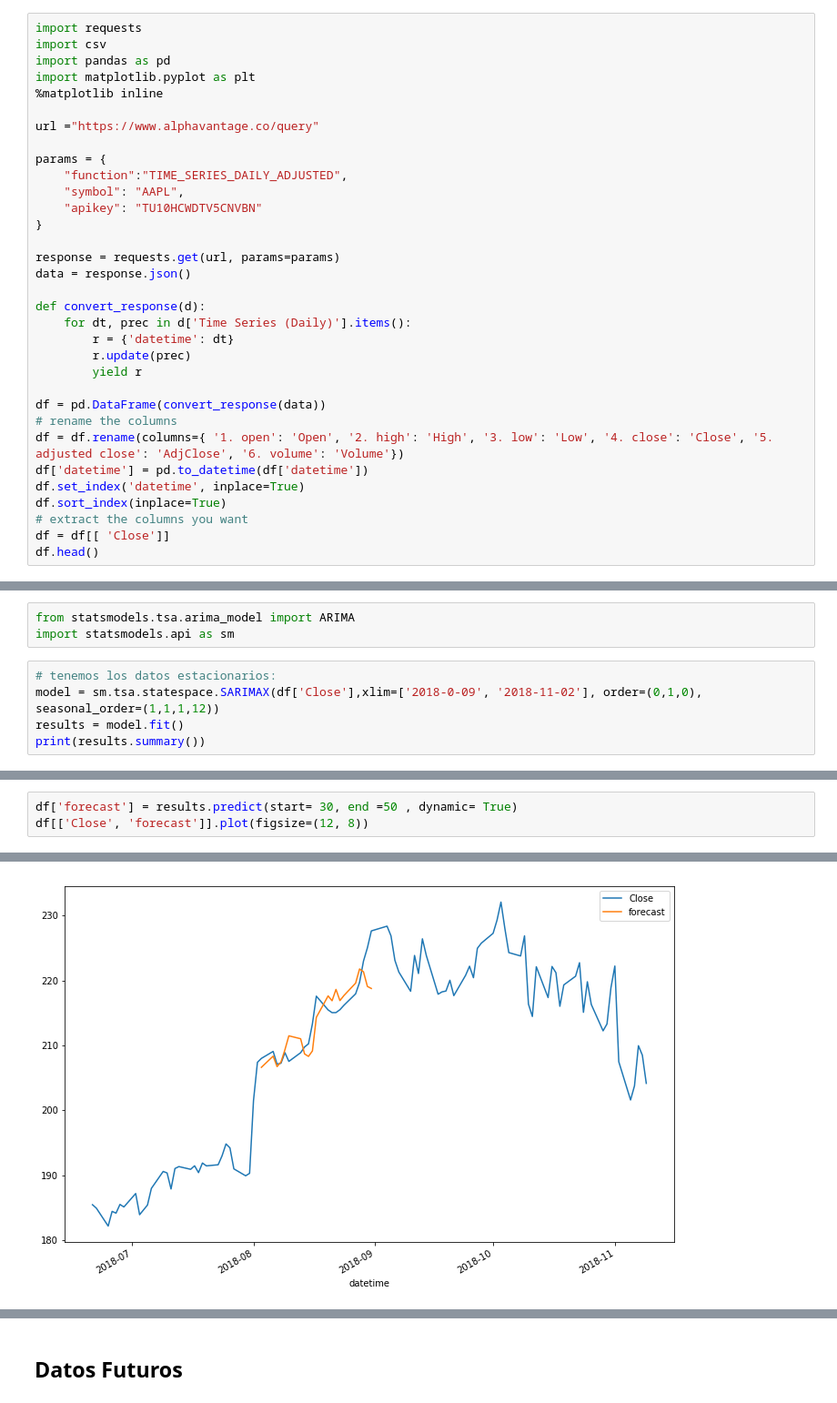
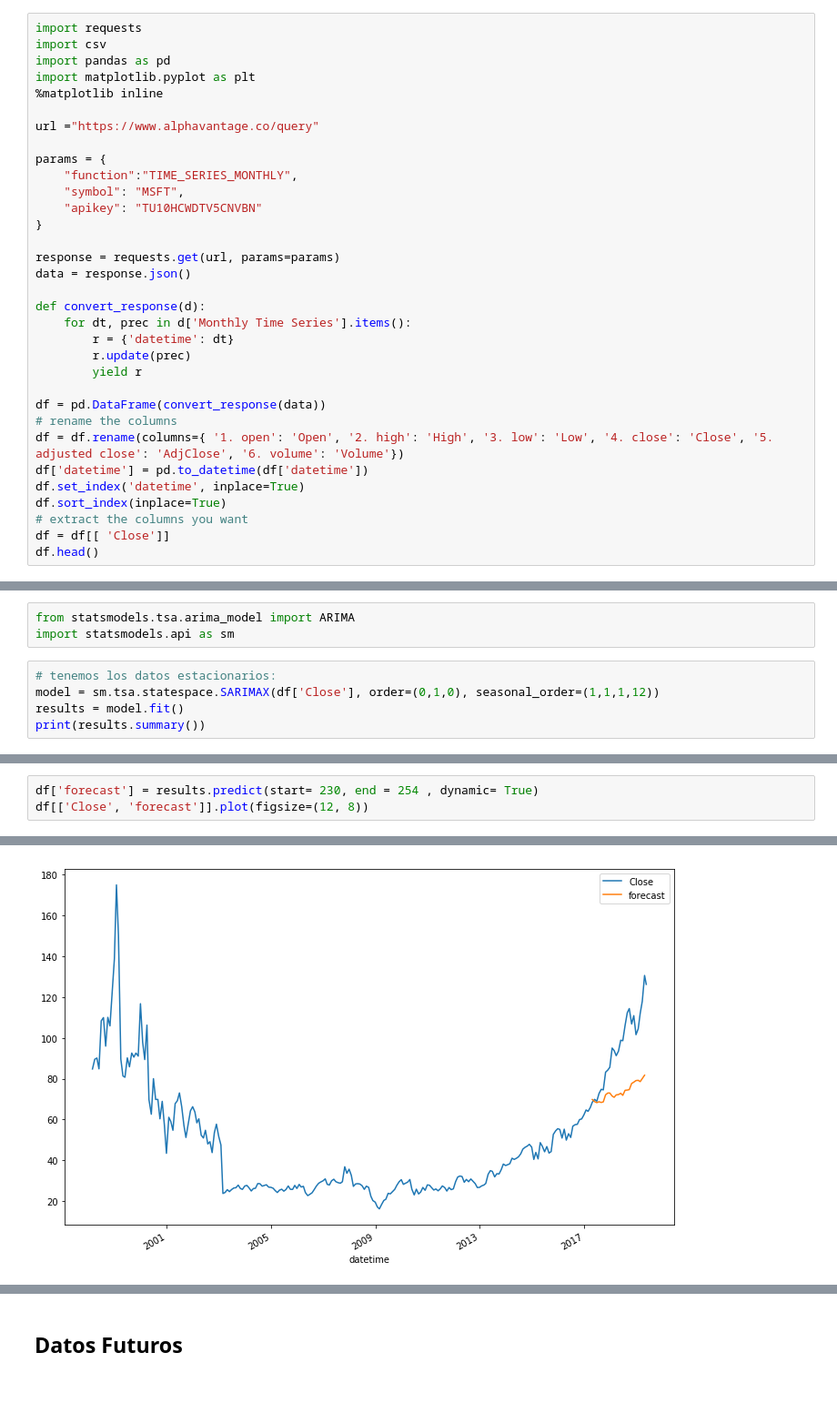
Before and after one commit to geceba/Residencia-ITM, a Jupyter notebook: pruebas/arima.ipynb, the cells around one changed output, grey strips where cells are left out. Shown at 91% size. Cells and saved outputs as stored; diff of their text form.

```diff
--- a/pruebas/arima.ipynb
+++ b/pruebas/arima.ipynb
@@ -8,8 +8,8 @@ import matplotlib.pyplot as plt
 url ="https://www.alphavantage.co/query"
 
 params = {
-    "function":"TIME_SERIES_DAILY_ADJUSTED",
-    "symbol": "AAPL",
+    "function":"TIME_SERIES_MONTHLY",
+    "symbol": "MSFT",
     "apikey": "TU10HCWDTV5CNVBN"
 }
 
@@ -17,7 +17,7 @@ response = requests.get(url, params=params)
 data = response.json()
 
 def convert_response(d):
-    for dt, prec in d['Time Series (Daily)'].items():
+    for dt, prec in d['Monthly Time Series'].items():
         r = {'datetime': dt}
         r.update(prec)
         yield r
@@ -203,7 +204,7 @@ from statsmodels.tsa.arima_model import ARIMA
 import statsmodels.api as sm
 # %%
 # tenemos los datos estacionarios:
-model = sm.tsa.statespace.SARIMAX(df['Close'],xlim=['2018-0-09', '2018-11-02'], order=(0,1,0), seasonal_order=(1,1,1,12))
+model = sm.tsa.statespace.SARIMAX(df['Close'], order=(0,1,0), seasonal_order=(1,1,1,12))
 results = model.fit()
 print(results.summary())
 # %% [output]
@@ -237,9 +242,9 @@ results.resid.plot(kind='kde')
 # %%
-df['forecast'] = results.predict(start= 30, end =50 , dynamic= True)
+df['forecast'] = results.predict(start= 230, end = 254 , dynamic= True)
 df[['Close', 'forecast']].plot(figsize=(12, 8))
 # %% [output]
 <matplotlib.axes._subplots.AxesSubplot at 0x...>
-[figure, old version]
+[figure, new version]
 # %%
 len(df)
 # %% [output]
```
Also changed, not shown: parts of 29 cells of this notebook, 1 other file.
